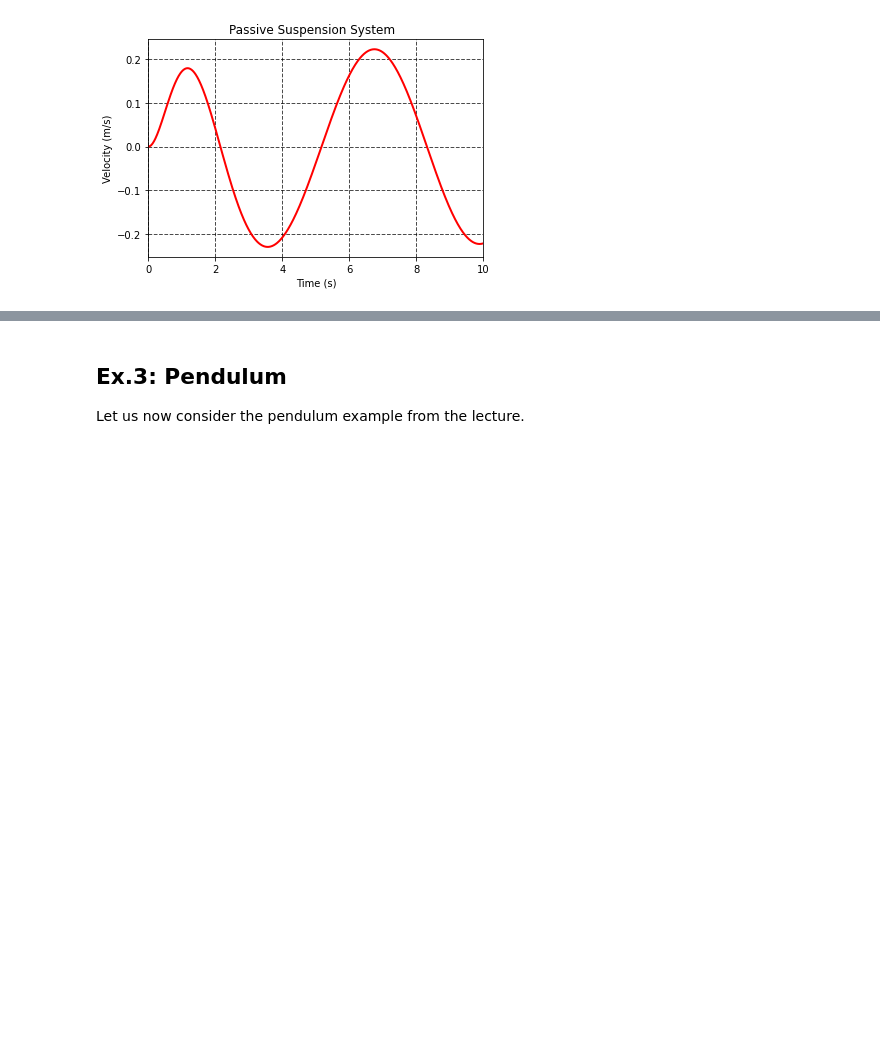
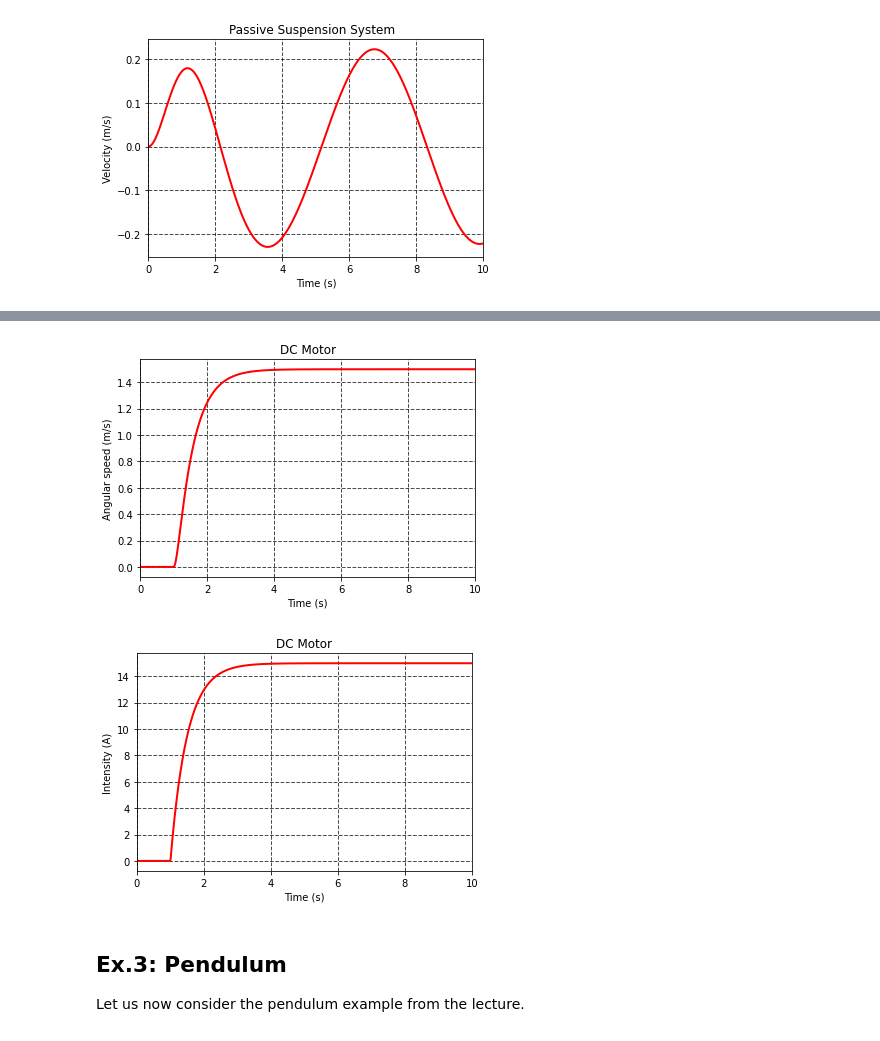
Before and after one commit to jomsc/aut202-ensta, a Jupyter notebook: APM_4AUT2_TA_TP1.ipynb, the cells around one changed output, grey strips where cells are left out. Saved outputs shown, nothing was run; the diff lists cells and outputs as text; code cells hidden in the pictures; blank space fills up the shorter version.

```diff
--- a/APM_4AUT2_TA_TP1.ipynb
+++ b/APM_4AUT2_TA_TP1.ipynb
@@ -252,3 +344,67 @@ The system is non-linear because we included friction and emf effects.
+# %%
+# We are reusing the code from Ex.1 and adapting it
+
+# System parameters
+J = 0.01
+b = 0.1
+Ke = 0.01
+Kt = 0.01
+R = 1
+L = 0.5
+
+A = np.array([[-b/J, Kt/J],
+              [-Ke/L, -R/L]])
+
+B = np.array([[0],
+              [1/L]])
+
+D = np.array([[0],
+              [0]])
+
+C = np.array([[1, 0],[0,1]])  # Output matrix
+
+R = np.array([0])
+
+# flatten() to convert to 1D array since scipy.integrate.odeint requires the state vector (x) to have shape (n,), not (n,1).
+x0 = np.array([0,0]).flatten() # Initial state
+
+# Time settings
+t0 = 0  # Initial time
+tf = 10  # Final time
+T = np.linspace(t0, tf, 1000)  # Time vector
+
+def w_func2(t):
+    return 0.0
+
+def u_func2(t):
+    if t<1:
+        return 0
+    else:
+        return 15
+
+# Compute system response
+y = OpenLoopInputOutputSystem(A, B, D, C, R, u_func2, w_func2, T, x0)
+
+# Plot the response
+plt.plot(T, y[0,:], linewidth=2.0, color='red')
+plt.grid(color='black', linestyle='--', linewidth=1.0, alpha=0.7)
+plt.xlim([t0, tf])
+plt.ylabel(r'Angular speed (m/s)')
+plt.xlabel('Time (s)')
+plt.title('DC Motor')
+plt.show()
+
+plt.plot(T, y[1,:], linewidth=2.0, color='red')
+plt.grid(color='black', linestyle='--', linewidth=1.0, alpha=0.7)
+plt.xlim([t0, tf])
+plt.ylabel(r'Intensity (A)')
+plt.xlabel('Time (s)')
+plt.title('DC Motor')
+
+plt.show()
+# %% [output]
+[figure, added]
+[figure, added]
 # %% [markdown]
 ## Ex.3: Pendulum
 
```
Also changed, not shown: parts of 14 cells of this notebook.
